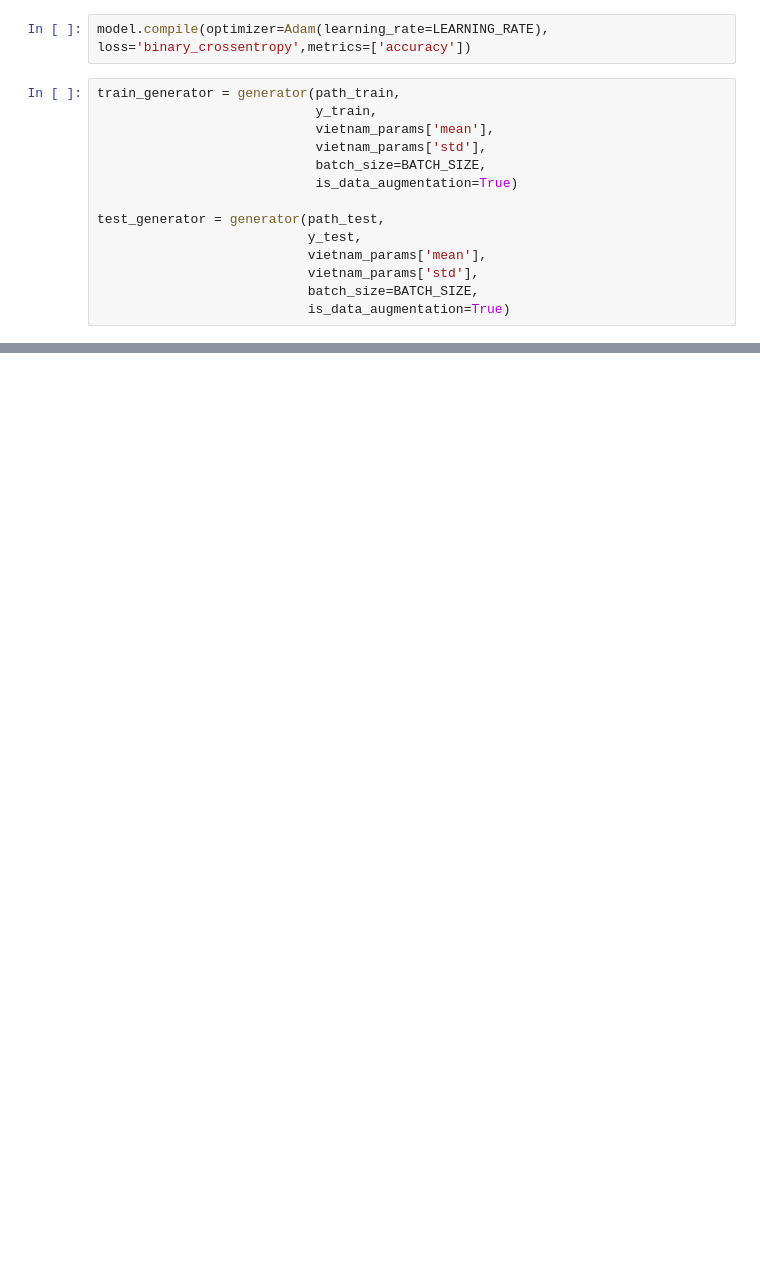
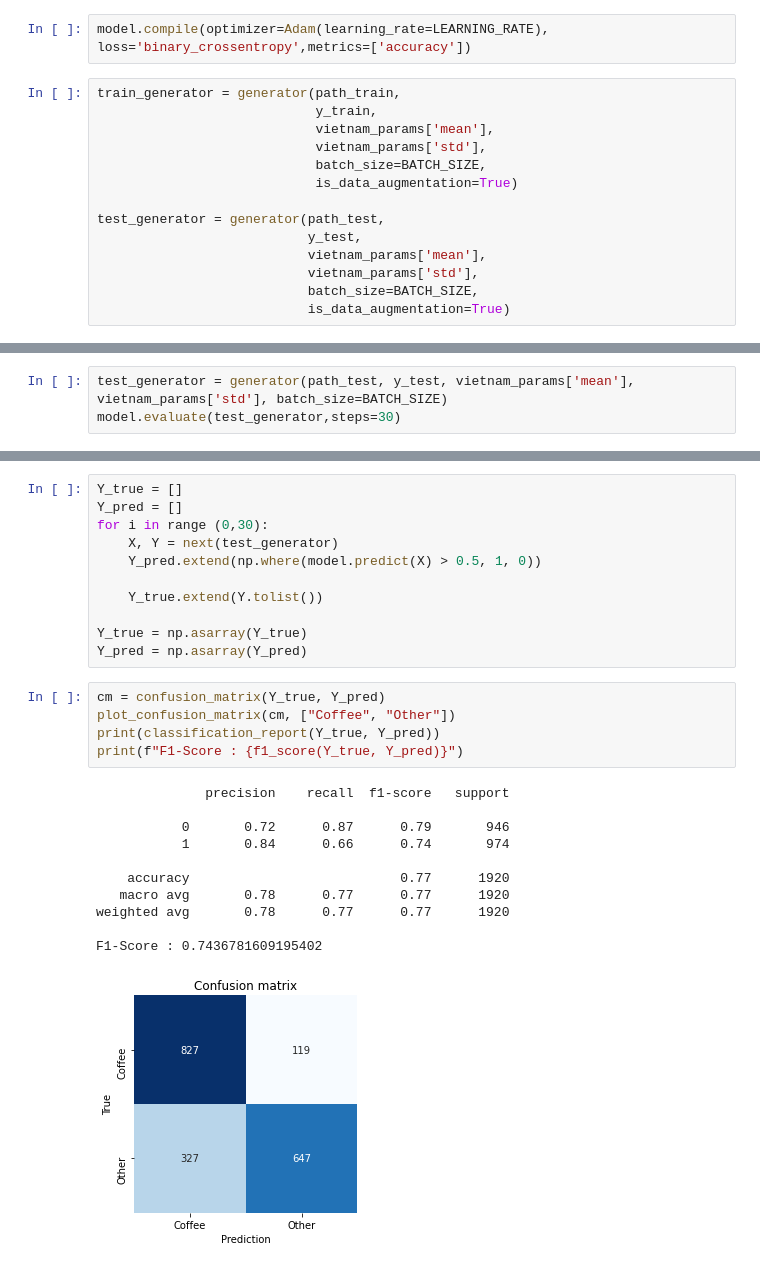
Before and after one commit to RomainCapo/IADeforestation, a Jupyter notebook: FineTuning.ipynb, the cells around one changed output, grey strips where cells are left out. Drawn from its saved outputs; the diff is of its cells as text; blank space fills up the shorter version.

```diff
--- a/FineTuning.ipynb
+++ b/FineTuning.ipynb
@@ -95,0 +175,3 @@ history = model.fit(train_generator,
+# %%
+test_generator = generator(path_test, y_test, vietnam_params['mean'], vietnam_params['std'], batch_size=BATCH_SIZE)
+model.evaluate(test_generator,steps=30)
@@ -95,0 +181,28 @@ history = model.fit(train_generator,
+# %%
+Y_true = []
+Y_pred = []
+for i in range (0,30):
+    X, Y = next(test_generator)
+    Y_pred.extend(np.where(model.predict(X) > 0.5, 1, 0))
+
+    Y_true.extend(Y.tolist())
+
+Y_true = np.asarray(Y_true)
+Y_pred = np.asarray(Y_pred)
+# %%
+cm = confusion_matrix(Y_true, Y_pred)
+plot_confusion_matrix(cm, ["Coffee", "Other"])
+print(classification_report(Y_true, Y_pred))
+print(f"F1-Score : {f1_score(Y_true, Y_pred)}")
+# %% [output]
+              precision    recall  f1-score   support
+
+           0       0.72      0.87      0.79       946
+           1       0.84      0.66      0.74       974
+
+    accuracy                           0.77      1920
+   macro avg       0.78      0.77      0.77      1920
+weighted avg       0.78      0.77      0.77      1920
+
+F1-Score : 0.7436781609195402
+[figure, added]
```
Also changed, not shown: parts of 13 cells of this notebook, 16 other files.
